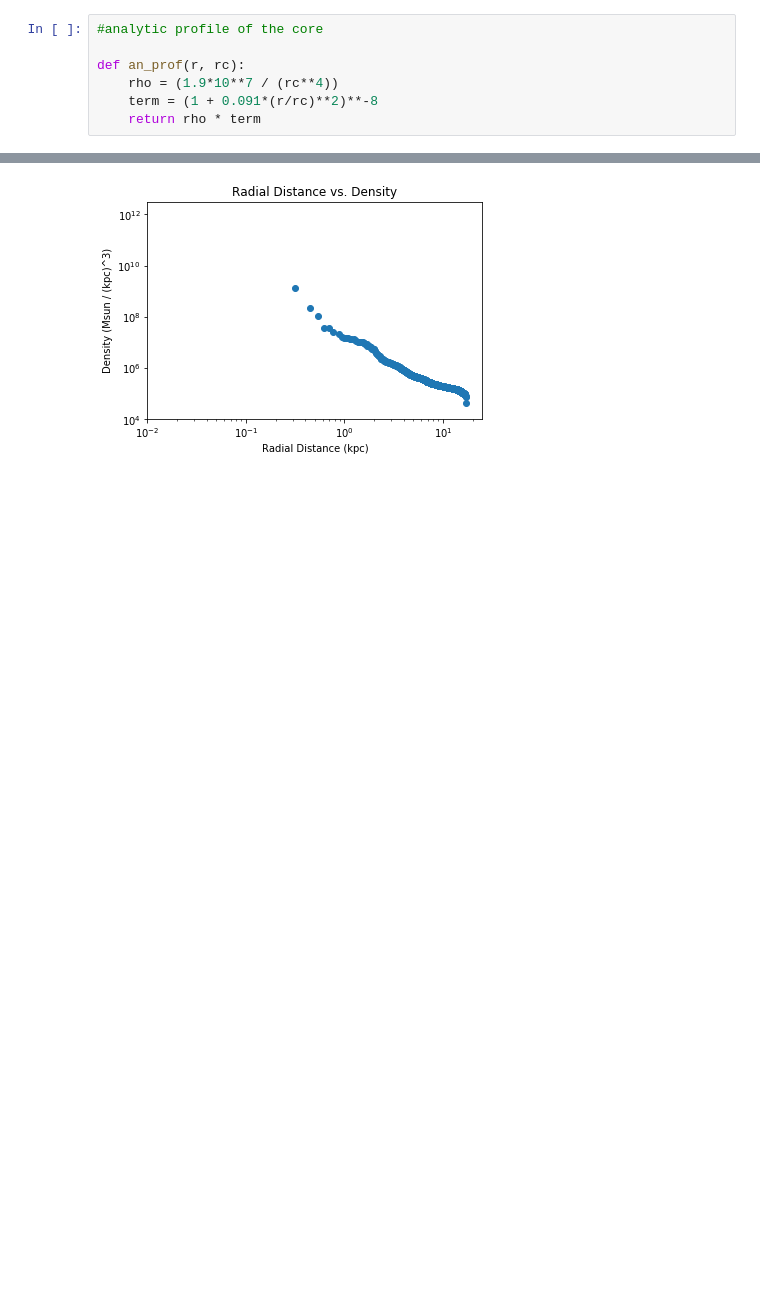
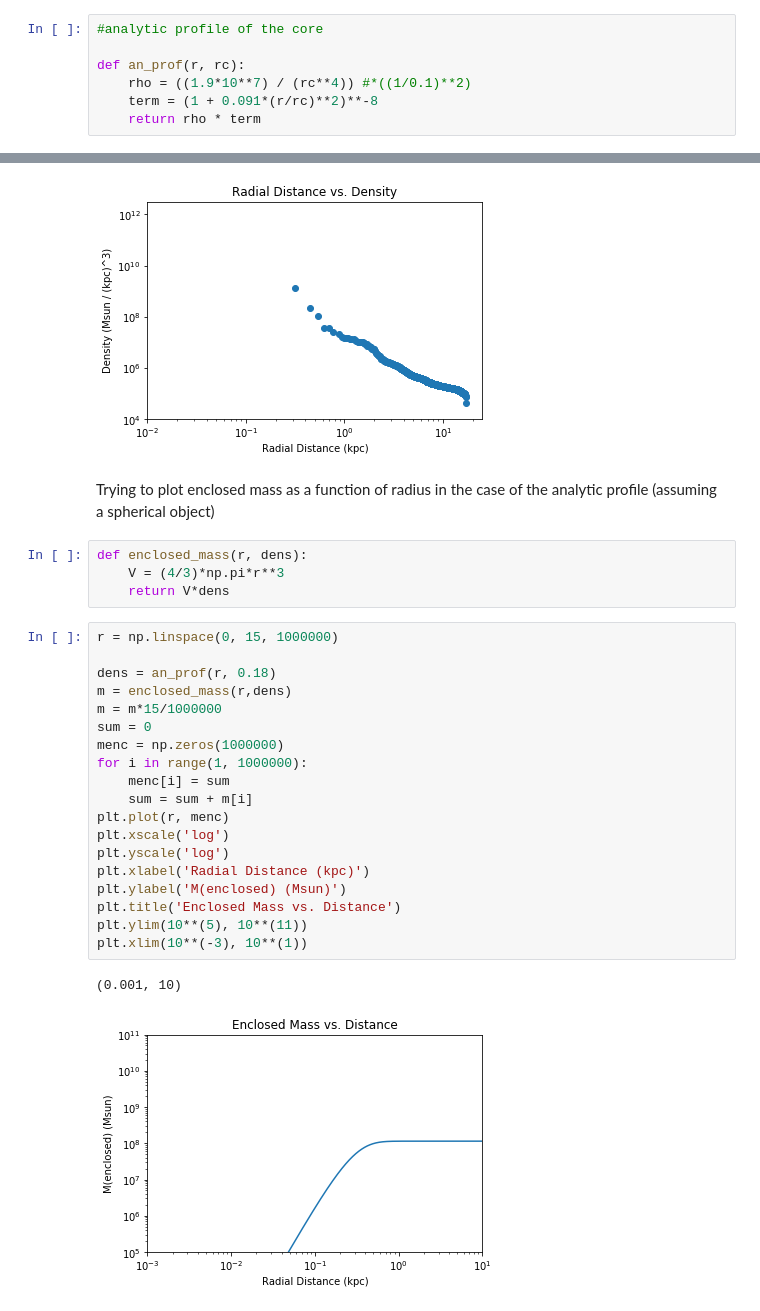
Before and after one commit to mnotis/FDM2020, a Jupyter notebook: Radial Profile.ipynb, the cells around one changed output, grey strips where cells are left out. Drawn from its saved outputs; the diff is of its cells as text; blank space fills up the shorter version.

```diff
--- a/Radial Profile.ipynb
+++ b/Radial Profile.ipynb
@@ -209,7 +209,7 @@ def dens_cutoff(dens, n_elements):
 #analytic profile of the core
 
 def an_prof(r, rc):
-    rho = (1.9*10**7 / (rc**4))
+    rho = ((1.9*10**7) / (rc**4)) #*((1/0.1)**2)
     term = (1 + 0.091*(r/rc)**2)**-8
     return rho * term
 # %%
@@ -379,3 +379,31 @@ plt.xlim(10**(-2), 10**(1.4))
 0.1590003320947173
 (0.01, 25.118864315095795)
 [figure]
+# %% [markdown]
+Trying to plot enclosed mass as a function of radius in the case of the analytic profile (assuming a spherical object)
+# %%
+def enclosed_mass(r, dens):
+    V = (4/3)*np.pi*r**3
+    return V*dens
+# %%
+r = np.linspace(0, 15, 1000000)
+
+dens = an_prof(r, 0.18)
+m = enclosed_mass(r,dens)
+m = m*15/1000000
+sum = 0
+menc = np.zeros(1000000)
+for i in range(1, 1000000):
+    menc[i] = sum
+    sum = sum + m[i]
+plt.plot(r, menc)
+plt.xscale('log')
+plt.yscale('log')
+plt.xlabel('Radial Distance (kpc)')
+plt.ylabel('M(enclosed) (Msun)')
+plt.title('Enclosed Mass vs. Distance')
+plt.ylim(10**(5), 10**(11))
+plt.xlim(10**(-3), 10**(1))
+# %% [output]
+(0.001, 10)
+[figure, added]
```
Also changed, not shown: 20 other files.
